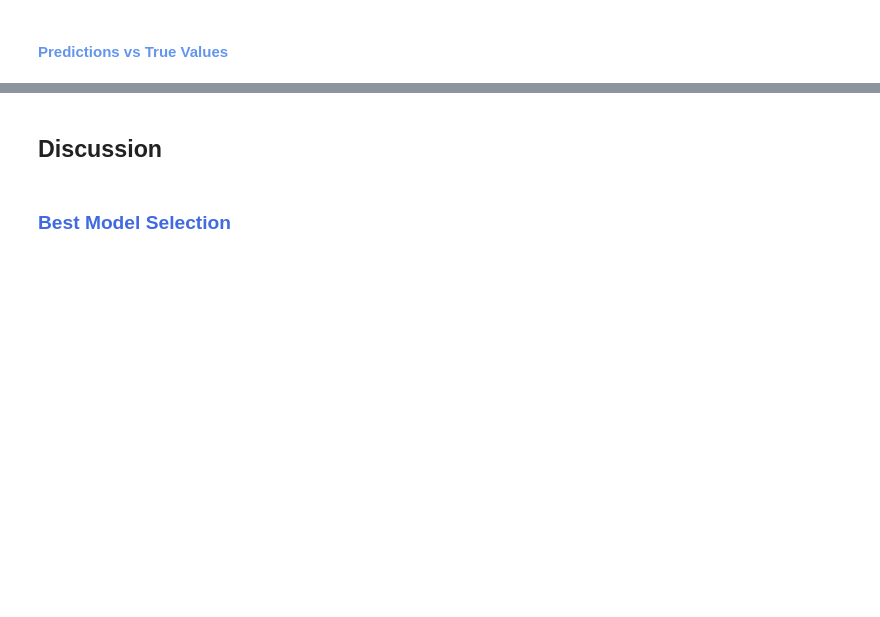
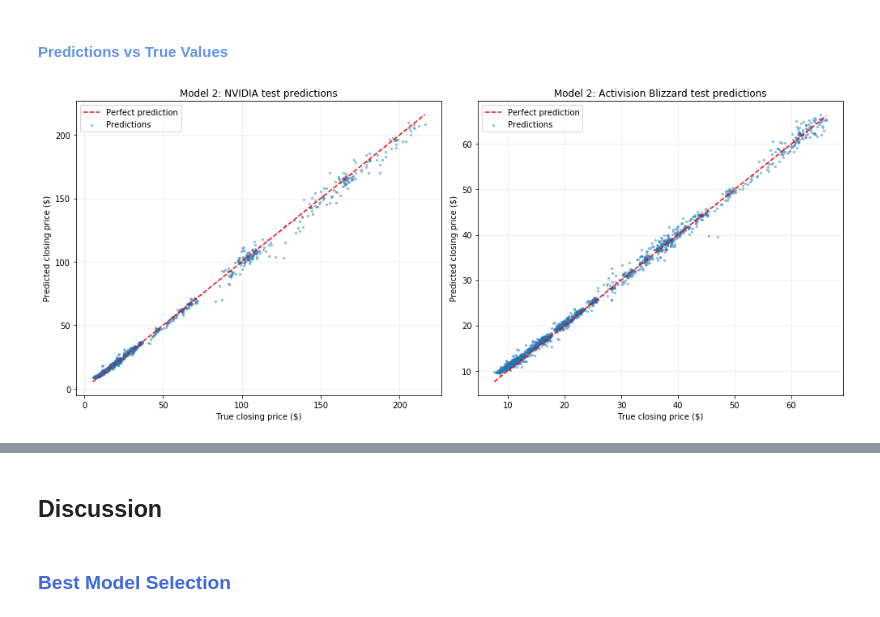
Before and after one commit to AylieNagler/Stock-Price-Predictions, a Jupyter notebook: NOTEBOOK/asg5_Group2_AylieLapierreNagler_AnikaViado_QlirimTeneqja_ArsiKharghani.ipynb, the cells around one changed output, grey strips where cells are left out. Saved outputs shown, nothing was run; the diff lists cells and outputs as text; code cells hidden in the pictures; blank space fills up the shorter version.

Commit message:
Added testing the best model

```diff
--- a/NOTEBOOK/asg5_Group2_AylieLapierreNagler_AnikaViado_QlirimTeneqja_ArsiKharghani.ipynb
+++ b/NOTEBOOK/asg5_Group2_AylieLapierreNagler_AnikaViado_QlirimTeneqja_ArsiKharghani.ipynb
@@ -727,2 +768,30 @@ plt.show()
 # %% [markdown]
 #### <span style="color:cornflowerblue">Predictions vs True Values</span>
+# %%
+fig, axes = plt.subplots(1, len(test_files), figsize=(14, 6), squeeze=False)
+
+start = 0
+for ax, file, length in zip(axes.flat, test_files, test_lengths):
+    end = start + length
+    actual = test_results["actual"][start:end]
+    predicted = test_results["predicted"][start:end]
+    ticker = file.split(".")[0]
+
+    ax.scatter(actual, predicted, s=5, alpha=0.4, label="Predictions")
+
+    # Points on this line are perfect predictions
+    low, high = actual.min(), actual.max()
+    ax.plot([low, high], [low, high], "r--", label="Perfect prediction")
+
+    ax.set_title(f"{best_name}: {companies[ticker]} test predictions")
+    ax.set_xlabel("True closing price ($)")
+    ax.set_ylabel("Predicted closing price ($)")
+    ax.legend()
+    ax.grid(alpha=0.25)
+
+    start = end
+
+plt.tight_layout()
+plt.show()
+# %% [output]
+[figure, added]
```
Also changed, not shown: parts of 3 cells of this notebook.
